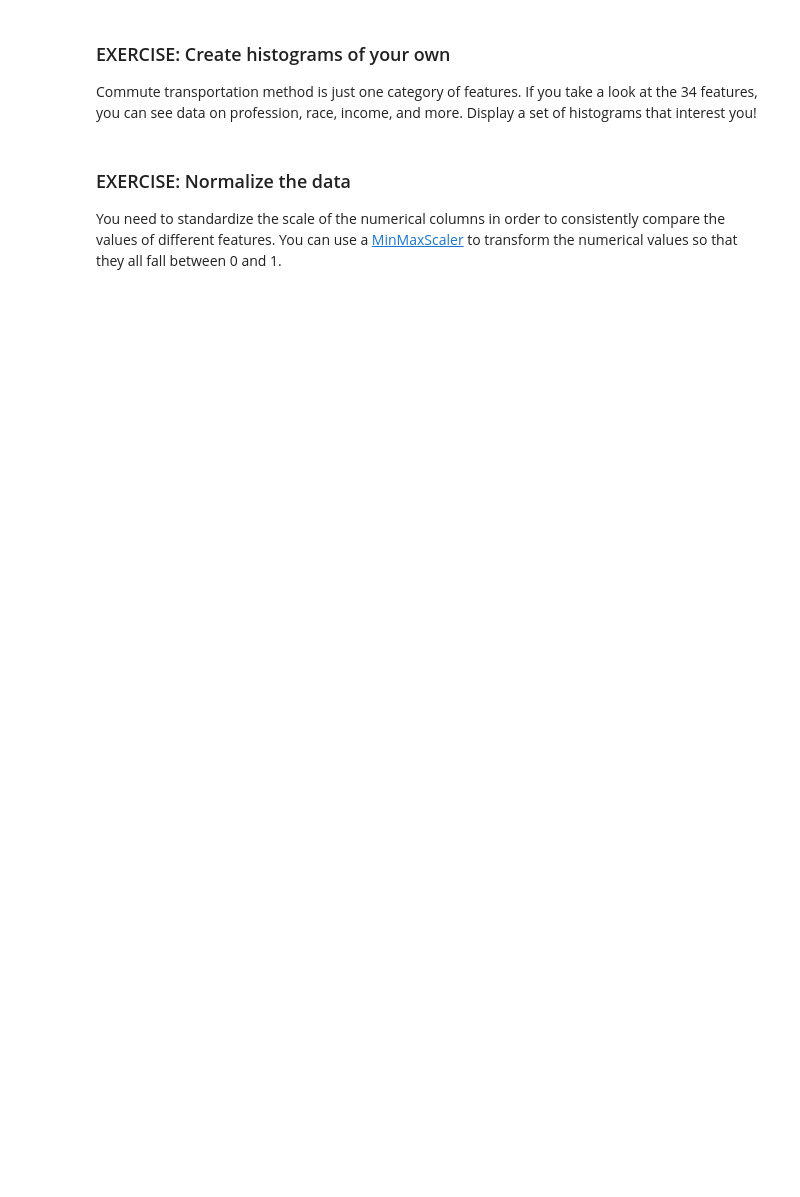
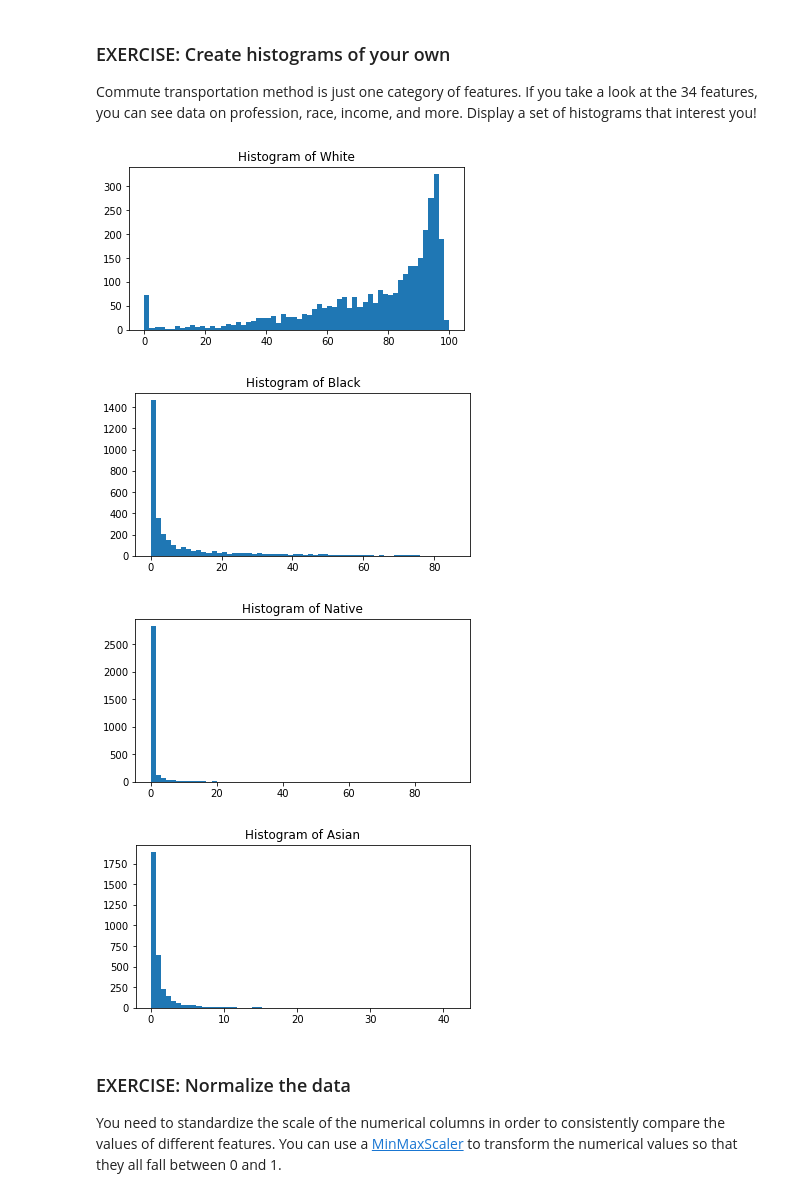
Before and after one commit to bahkali/Population-Segmentation-SageMaker, a Jupyter notebook: Pop_Segmentation_Exercise.ipynb, the cells around one changed output. Drawn from its saved outputs; the diff is of its cells as text; code cells hidden in the pictures; blank space fills up the shorter version.

Commit message:
Explore the data and preprocess it by droping all unnecesseries column and normalize it

````diff
--- a/Pop_Segmentation_Exercise.ipynb
+++ b/Pop_Segmentation_Exercise.ipynb
@@ -98,6 +135,8 @@ When you first explore the data, it is good to know what you are working with. H
 You should be able to answer the **question**: How many data points and features are in the original, provided dataset? (And how many points are left after dropping any incomplete rows?)
 # %%
 # print out stats about data
-
+print(counties_df.isna().sum())
 # drop any incomplete rows of data, and create a new df
-clean_counties_df = None
+clean_counties_df = counties_df.dropna(axis=0)
+print()
+print(clean_counties_df.isna().sum())
@@ -123,4 +180,6 @@ Alabama-Barbour	26932	 14497	12435	4.6         ...
 ```
 # %%
 # index data by 'State-County'
-# clean_counties_df.index= # your code here
+
+clean_counties_df.index= clean_counties_df['State'] + '-'+ clean_counties_df['County']
+clean_counties_df.head()
@@ -127,4 +194,5 @@ Alabama-Barbour	26932	 14497	12435	4.6         ...
 # %%
 # drop the old State and County columns, and the CensusId column
 # clean df should be modified or created anew
-clean_counties_df = None
+clean_counties_df = clean_counties_df.drop(columns=['State', 'County', 'CensusId'])
+clean_counties_df.head()
@@ -160,17 +250,22 @@ for column_name in transport_list:
 Commute transportation method is just one category of features. If you take a look at the 34 features, you can see data on profession, race, income, and more. Display a set of histograms that interest you!
 # %%
 # create a list of features that you want to compare or examine
-my_list = []
-n_bins = None # define n_bins
+my_list = [ 'White', 'Black', 'Native', 'Asian']
+n_bins = 60 # define n_bins
 
 # histogram creation code is similar to above
 for column_name in my_list:
     ax=plt.subplots(figsize=(6,3))
     # get data by column_name and display a histogram
     ax = plt.hist(clean_counties_df[column_name], bins=n_bins)
     title="Histogram of " + column_name
     plt.title(title, fontsize=12)
     plt.show()
+# %% [output]
+[figure, added]
+[figure, added]
+[figure, added]
+[figure, added]
 # %% [markdown]
 ### EXERCISE: Normalize the data
 
````
Also changed, not shown: parts of 13 cells of this notebook, 1 other file.
